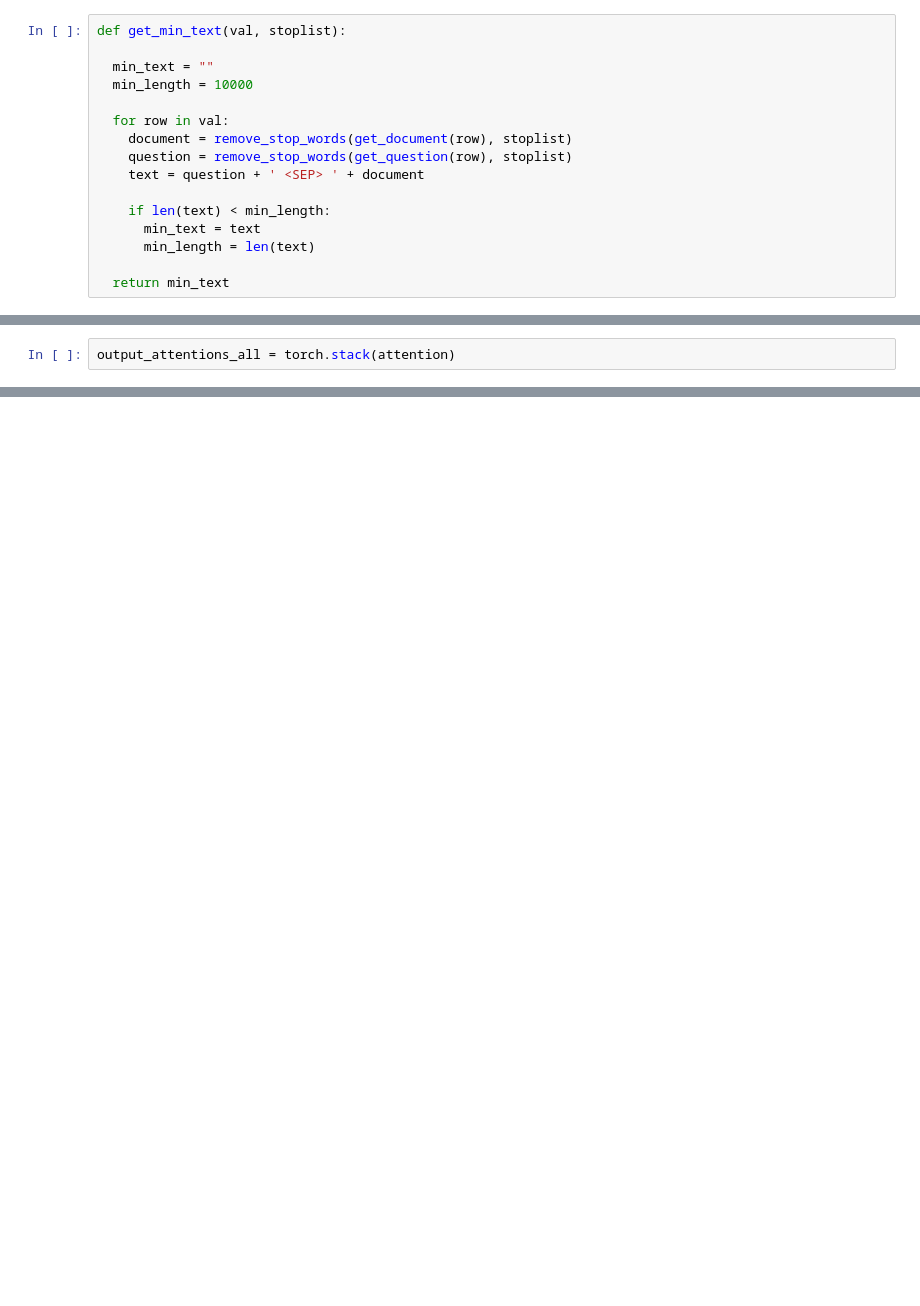
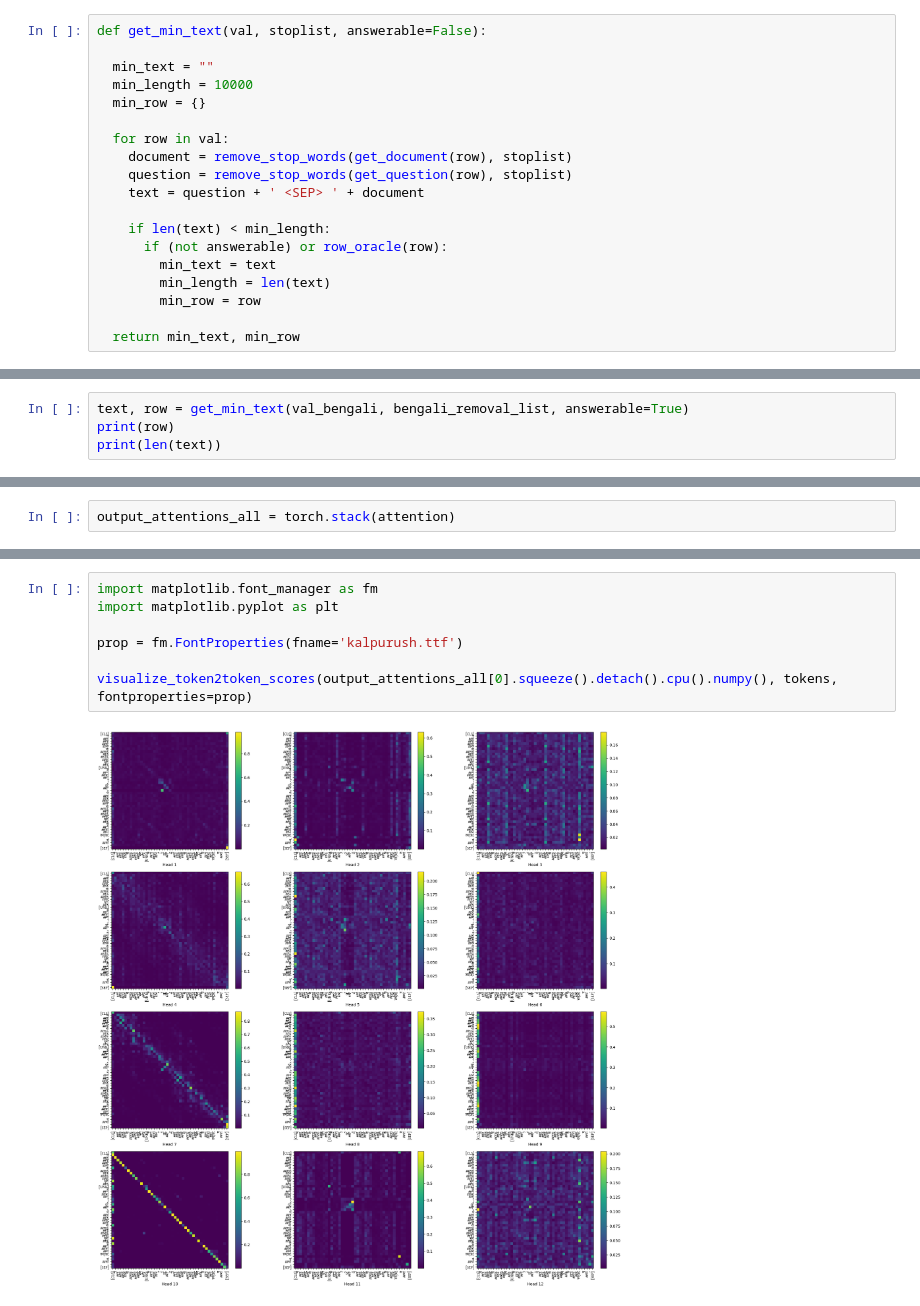
Before and after one commit to Axel0087/NLP2023, a Jupyter notebook: week38_huggingface.ipynb, the cells around one changed output, grey strips where cells are left out. Cells and saved outputs as stored; diff of their text form; blank space fills up the shorter version.

```diff
--- a/week38_huggingface.ipynb
+++ b/week38_huggingface.ipynb
@@ -268,10 +268,11 @@ accuracy.compute(predictions=preds, references=labels)
 # %% [markdown]
 # Visualization
 # %%
-def get_min_text(val, stoplist):
+def get_min_text(val, stoplist, answerable=False):
 
   min_text = ""
   min_length = 10000
+  min_row = {}
 
   for row in val:
     document = remove_stop_words(get_document(row), stoplist)
@@ -279,10 +280,12 @@ def get_min_text(val, stoplist):
     text = question + ' <SEP> ' + document
 
     if len(text) < min_length:
-      min_text = text
-      min_length = len(text)
+      if (not answerable) or row_oracle(row):
+        min_text = text
+        min_length = len(text)
+        min_row = row
 
-  return min_text
+  return min_text, min_row
 # %%
 import matplotlib.pyplot as plt
 
@@ -345,0 +328,4 @@ tensor([   101,  87599,  34388,    972,  77595,  12079,  38695,  21790,  89030,
+# %%
+text, row = get_min_text(val_bengali, bengali_removal_list, answerable=True)
+print(row)
+print(len(text))
@@ -347,0 +353,9 @@ output_attentions_all = torch.stack(attention)
+# %%
+import matplotlib.font_manager as fm
+import matplotlib.pyplot as plt
+
+prop = fm.FontProperties(fname='kalpurush.ttf')
+
+visualize_token2token_scores(output_attentions_all[0].squeeze().detach().cpu().numpy(), tokens, fontproperties=prop)
+# %% [output]
+[figure, added]
```
Also changed, not shown: parts of 15 cells of this notebook.
